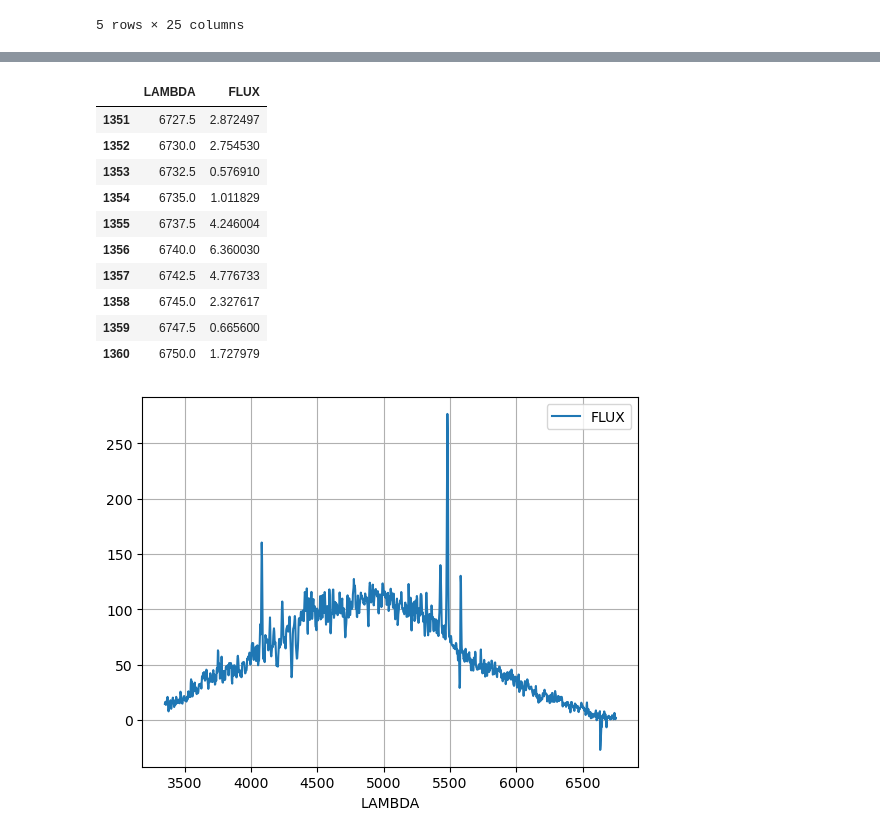
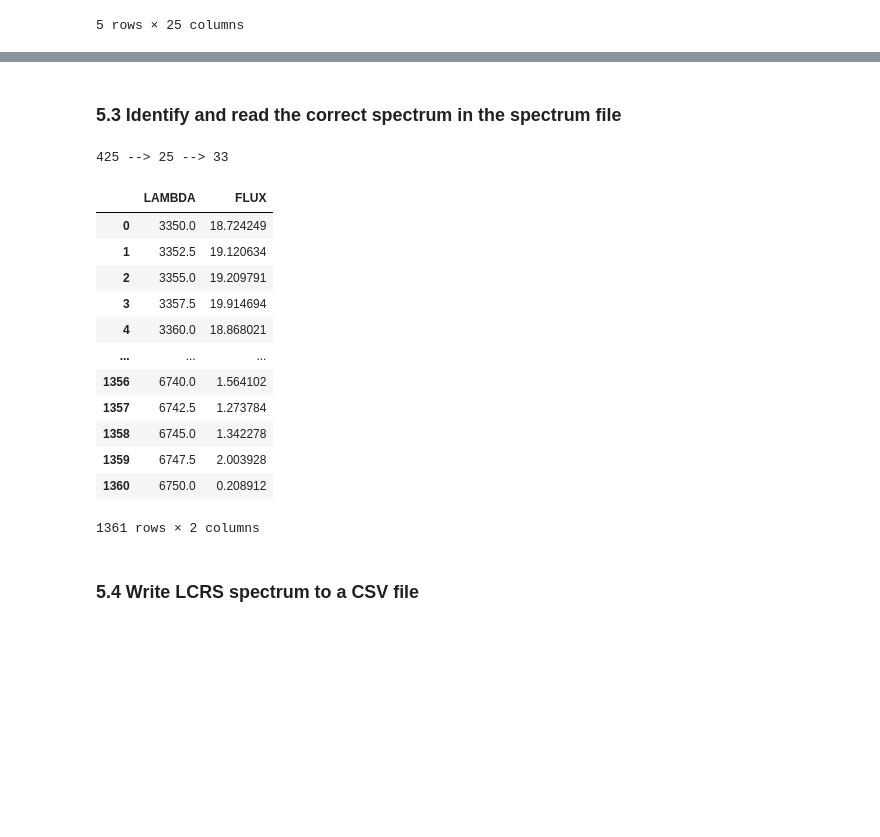
Before and after one commit to DouglasLeeTucker/LCRSspec, a Jupyter notebook: notebooks/PlotLCRSSpectraWithAGN.ipynb, the cells around one changed output, grey strips where cells are left out. Cells and saved outputs as stored; diff of their text form; code cells hidden in the pictures; blank space fills up the shorter version.

```diff
--- a/notebooks/PlotLCRSSpectraWithAGN.ipynb
+++ b/notebooks/PlotLCRSSpectraWithAGN.ipynb
@@ -353,0 +424,22 @@ lcrsSpecFile = '../data/spectraFITS/9310/g139.fits'
+# %%
+frame = lcrsflds_obj_info.Frame
+night = lcrsflds_obj_info.Night
+
+lcrsSpecFile = """g%3d.fits""" % (frame)
+lcrsSpecFile = os.path.join(lcrs_spectra_dirname,night_to_runDir_dict[night],lcrsSpecFile)
+
+print('*** NOTE:  LCRS spectrum file header info may be inconsistent with night/frame info.***')
+print('           If in conflict, we will assume the night/frame info is correct.')
+print('')
+
+print("""LCRS spectrum night:  %s""" %  night)
+print("""LCRS spectrum frame:  %d""" % frame)
+print('--->')
+print("""LCRS spectrum file:   %s""" % lcrsSpecFile)
+print('')
+
+hdulist = fits.open(lcrsSpecFile)
+hdr = hdulist[0].header
+print("""LCRS spectrum file header DATE-OBS:  %s""" % hdr['DATE-OBS'])
+print("""LCRS spectrum file header OBJECT:    %s""" % hdr['OBJECT'])
+hdulist.close()
@@ -422,38 +480,61 @@ print(apernum)
+# %% [markdown]
+### 5.3 Identify and read the correct spectrum in the spectrum file
+# %%
+# Following Huan Lin's instructions from ../doc/README.txt,
+# to convert the specID to the IRAF aperture number,
+# we keep the final two digits of the specID (which we found
+# in Section 3 above) and treat this number as a Shectman
+# pseudo=hext number, converting it to an IRAF aperture number
+# using the conversion table Huan provided.
+
+# Grab final two digits of specID (which is currently a string)...
+trimmed_specID = str(specID)[-2:]
+
+# Convert to IRAF aperture number...
+apernum = int(shectHex_to_apernum_dict[trimmed_specID])
+print(specID+" --> "+trimmed_specID+" --> "+str(apernum))
+# %% [output]
+425 --> 25 --> 33
 # %%
 # OK, let's grab the fluxes from this apernum.
 #  We will use the values from the header to
 #  generate the wavelengths associated with
 #  these fluxes.  Finally, we will combine
 #  the wavelength array with the flux array
 #  to create a pandas DataFrame with these
 #  data...
 
+# Also, don't forget:  IRAF is 1-indexed and
+#  python is 0-indexed; so we will want to grab
+#  line "apernum-1" from the python array returned
+#  from the FITS file, where apernum is the aperture
+#  number in the FITS file...
+
 flux = data[(apernum-1),:]
 wave_min = 3350.
 wave_bin = 2.5 # Angstroms
 wave_max = wave_min + wave_bin*len(flux)
 wave = np.arange(wave_min,wave_max,wave_bin)
 df_obs = pd.DataFrame(list(zip(wave,flux)), columns=['LAMBDA','FLUX'])
-df_obs.tail(10)
+df_obs
 # %% [output]
 |  | LAMBDA | FLUX |
-| 1351 | 6727.5 | 2.872497 |
-| 1352 | 6730.0 | 2.754530 |
-| 1353 | 6732.5 | 0.576910 |
-| 1354 | 6735.0 | 1.011829 |
-| 1355 | 6737.5 | 4.246004 |
-| 1356 | 6740.0 | 6.360030 |
-| 1357 | 6742.5 | 4.776733 |
-| 1358 | 6745.0 | 2.327617 |
-| 1359 | 6747.5 | 0.665600 |
-| 1360 | 6750.0 | 1.727979 |
+| 0 | 3350.0 | 18.724249 |
+| 1 | 3352.5 | 19.120634 |
+| 2 | 3355.0 | 19.209791 |
+| 3 | 3357.5 | 19.914694 |
+| 4 | 3360.0 | 18.868021 |
+| ... | ... | ... |
+| 1356 | 6740.0 | 1.564102 |
+| 1357 | 6742.5 | 1.273784 |
+| 1358 | 6745.0 | 1.342278 |
+| 1359 | 6747.5 | 2.003928 |
+| 1360 | 6750.0 | 0.208912 |
+1361 rows × 2 columns
+# %% [markdown]
+### 5.4 Write LCRS spectrum to a CSV file
 # %%
-# Let's make a quick plot of the observed spectrum...
-df_obs.plot('LAMBDA', 'FLUX')
-plt.grid(True)
 lcrs_objname_no_spaces = lcrs_objname.replace(' ', '_')
 outputFile = """LCRSspec.%s.csv""" % (lcrs_objname_no_spaces)
 outputFile = os.path.join(output_dirname, outputFile)
 df_obs.to_csv(outputFile, index=False)
-# %% [output]
-[figure, removed]
```
Also changed, not shown: parts of 29 cells of this notebook.
